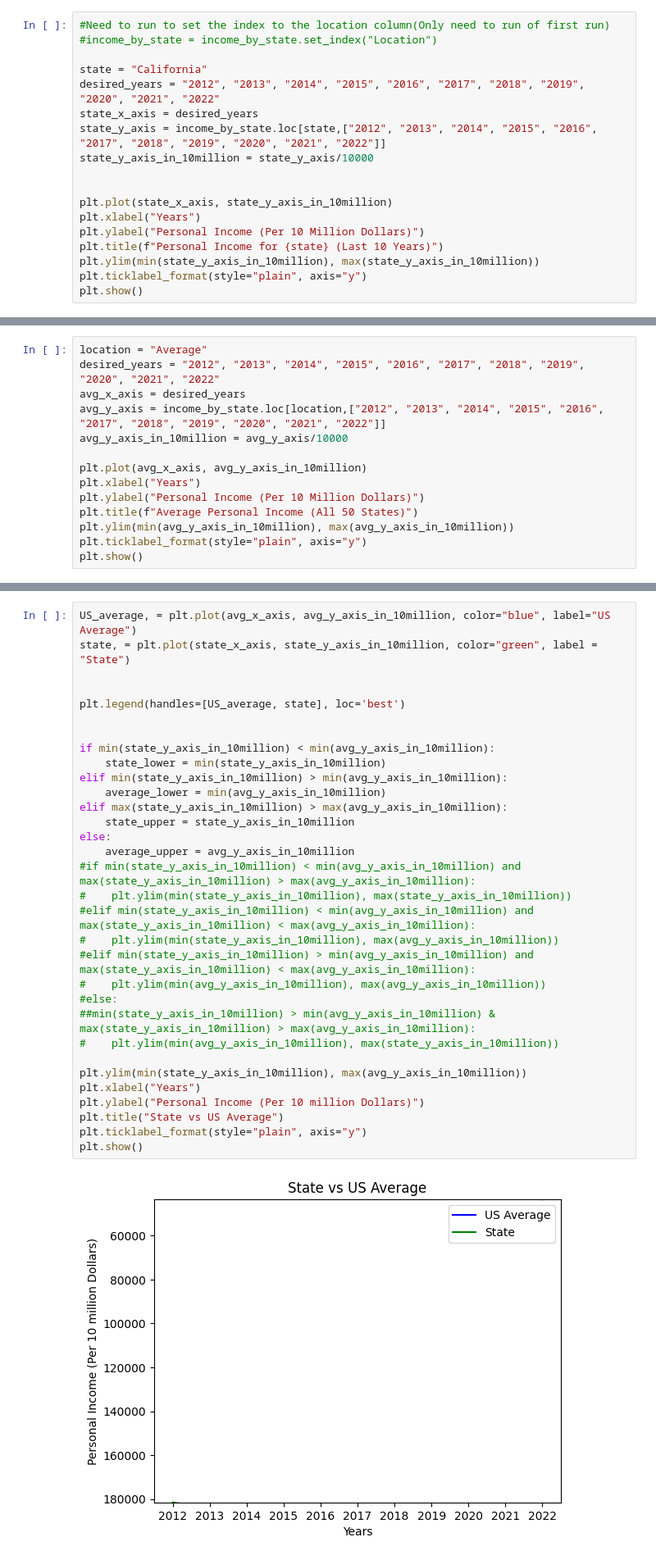
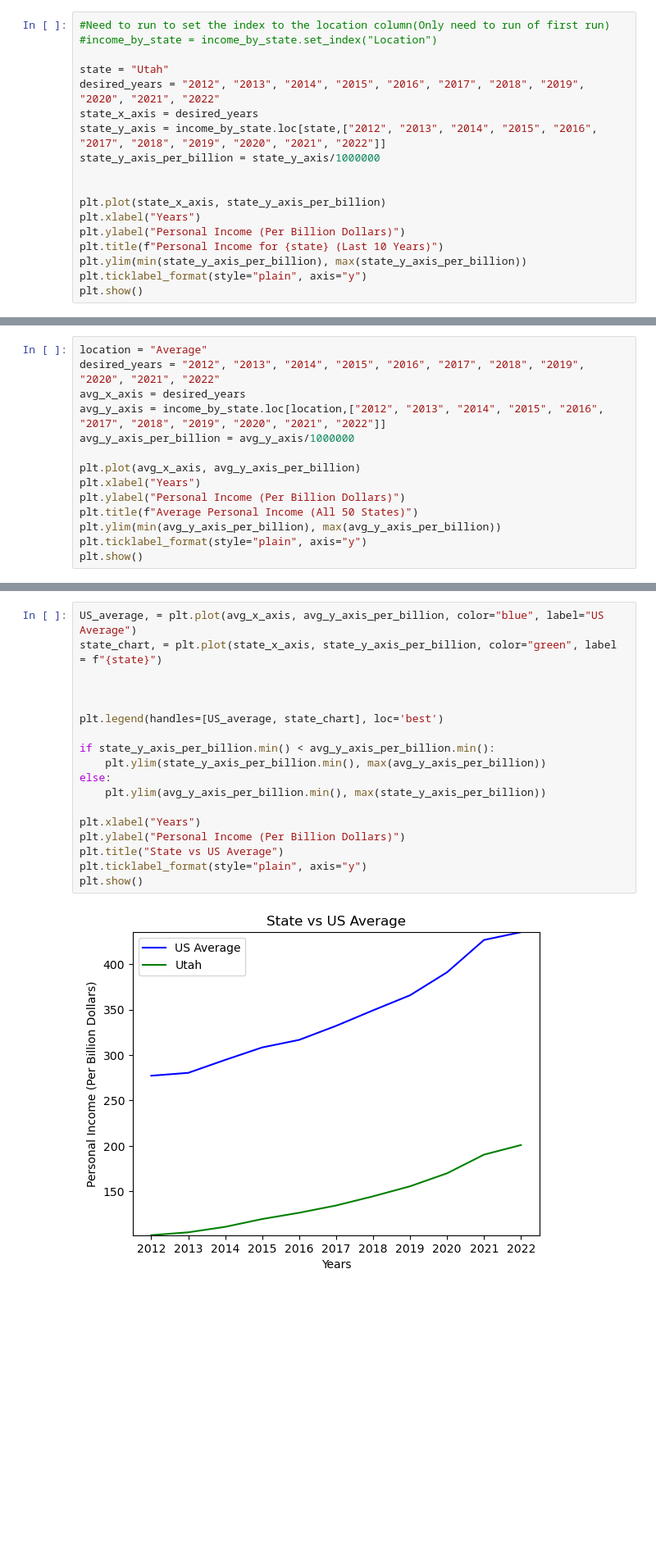
Before and after one commit to Tylerwilliams3644/Bootcamp-Project-1, a Jupyter notebook: Working Code/Income by State/income_by_state.ipynb, the cells around one changed output, grey strips where cells are left out. Shown at 82% size. Cells and saved outputs as stored; diff of their text form; blank space fills up the shorter version.

Commit message:
done with income_by_state

```diff
--- a/Working Code/Income by State/income_by_state.ipynb
+++ b/Working Code/Income by State/income_by_state.ipynb
@@ -146,18 +128,18 @@ display(income_by_state)
 #Need to run to set the index to the location column(Only need to run of first run)
 #income_by_state = income_by_state.set_index("Location")
 
-state = "California"
+state = "Utah"
 desired_years = "2012", "2013", "2014", "2015", "2016", "2017", "2018", "2019", "2020", "2021", "2022"
 state_x_axis = desired_years
 state_y_axis = income_by_state.loc[state,["2012", "2013", "2014", "2015", "2016", "2017", "2018", "2019", "2020", "2021", "2022"]]
-state_y_axis_in_10million = state_y_axis/10000
+state_y_axis_per_billion = state_y_axis/1000000
 
 
-plt.plot(state_x_axis, state_y_axis_in_10million)
+plt.plot(state_x_axis, state_y_axis_per_billion)
 plt.xlabel("Years")
-plt.ylabel("Personal Income (Per 10 Million Dollars)")
+plt.ylabel("Personal Income (Per Billion Dollars)")
 plt.title(f"Personal Income for {state} (Last 10 Years)")
-plt.ylim(min(state_y_axis_in_10million), max(state_y_axis_in_10million))
+plt.ylim(min(state_y_axis_per_billion), max(state_y_axis_per_billion))
 plt.ticklabel_format(style="plain", axis="y")
 plt.show()
 # %% [output]
@@ -167,13 +149,13 @@ location = "Average"
 desired_years = "2012", "2013", "2014", "2015", "2016", "2017", "2018", "2019", "2020", "2021", "2022"
 avg_x_axis = desired_years
 avg_y_axis = income_by_state.loc[location,["2012", "2013", "2014", "2015", "2016", "2017", "2018", "2019", "2020", "2021", "2022"]]
-avg_y_axis_in_10million = avg_y_axis/10000
+avg_y_axis_per_billion = avg_y_axis/1000000
 
-plt.plot(avg_x_axis, avg_y_axis_in_10million)
+plt.plot(avg_x_axis, avg_y_axis_per_billion)
 plt.xlabel("Years")
-plt.ylabel("Personal Income (Per 10 Million Dollars)")
+plt.ylabel("Personal Income (Per Billion Dollars)")
 plt.title(f"Average Personal Income (All 50 States)")
-plt.ylim(min(avg_y_axis_in_10million), max(avg_y_axis_in_10million))
+plt.ylim(min(avg_y_axis_per_billion), max(avg_y_axis_per_billion))
 plt.ticklabel_format(style="plain", axis="y")
 plt.show()
 # %% [output]
@@ -181,35 +163,21 @@ plt.show()
 # %%
-US_average, = plt.plot(avg_x_axis, avg_y_axis_in_10million, color="blue", label="US Average")
-state, = plt.plot(state_x_axis, state_y_axis_in_10million, color="green", label = "State")
+US_average, = plt.plot(avg_x_axis, avg_y_axis_per_billion, color="blue", label="US Average")
+state_chart, = plt.plot(state_x_axis, state_y_axis_per_billion, color="green", label = f"{state}")
 
 
-plt.legend(handles=[US_average, state], loc='best')
 
+plt.legend(handles=[US_average, state_chart], loc='best')
 
-if min(state_y_axis_in_10million) < min(avg_y_axis_in_10million):
-    state_lower = min(state_y_axis_in_10million)
-elif min(state_y_axis_in_10million) > min(avg_y_axis_in_10million):
-    average_lower = min(avg_y_axis_in_10million)
-elif max(state_y_axis_in_10million) > max(avg_y_axis_in_10million):
-    state_upper = state_y_axis_in_10million
+if state_y_axis_per_billion.min() < avg_y_axis_per_billion.min():
+    plt.ylim(state_y_axis_per_billion.min(), max(avg_y_axis_per_billion))
 else:
-    average_upper = avg_y_axis_in_10million
-#if min(state_y_axis_in_10million) < min(avg_y_axis_in_10million) and max(state_y_axis_in_10million) > max(avg_y_axis_in_10million):
-#    plt.ylim(min(state_y_axis_in_10million), max(state_y_axis_in_10million))
-#elif min(state_y_axis_in_10million) < min(avg_y_axis_in_10million) and max(state_y_axis_in_10million) < max(avg_y_axis_in_10million):
-#    plt.ylim(min(state_y_axis_in_10million), max(avg_y_axis_in_10million))
-#elif min(state_y_axis_in_10million) > min(avg_y_axis_in_10million) and max(state_y_axis_in_10million) < max(avg_y_axis_in_10million):
-#    plt.ylim(min(avg_y_axis_in_10million), max(avg_y_axis_in_10million))
-#else:
-##min(state_y_axis_in_10million) > min(avg_y_axis_in_10million) & max(state_y_axis_in_10million) > max(avg_y_axis_in_10million):
-#    plt.ylim(min(avg_y_axis_in_10million), max(state_y_axis_in_10million))
+    plt.ylim(avg_y_axis_per_billion.min(), max(state_y_axis_per_billion))
 
-plt.ylim(min(state_y_axis_in_10million), max(avg_y_axis_in_10million))
 plt.xlabel("Years")
-plt.ylabel("Personal Income (Per 10 million Dollars)")
+plt.ylabel("Personal Income (Per Billion Dollars)")
 plt.title("State vs US Average")
 plt.ticklabel_format(style="plain", axis="y")
 plt.show()
 # %% [output]
-[figure, old version]
+[figure, new version]
 # %%
```
Also changed, not shown: parts of 4 cells of this notebook.
